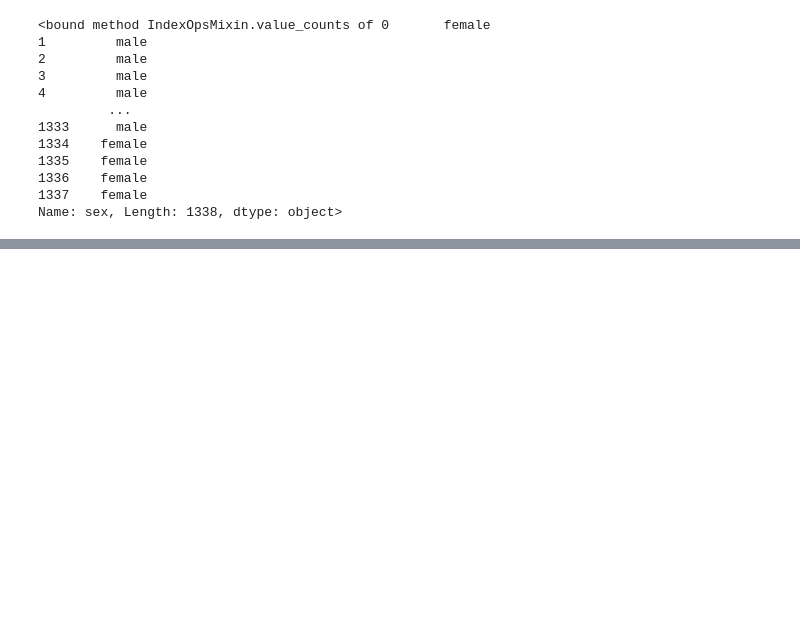
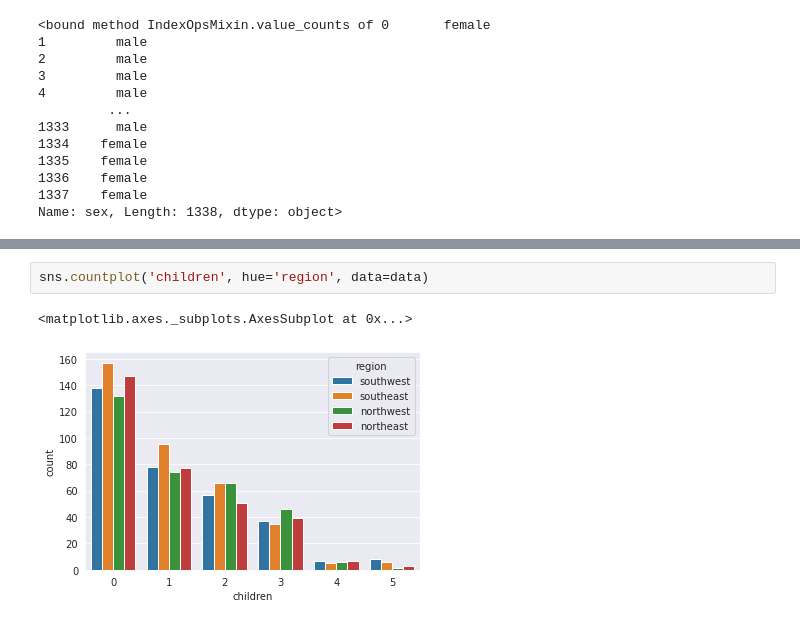
Before and after one commit to hannyham/Python-for-Data-Science, a Jupyter notebook: assignment.ipynb, the cells around one changed output, grey strips where cells are left out. Drawn from its saved outputs; the diff is of its cells as text; blank space fills up the shorter version.

```diff
--- a/assignment.ipynb
+++ b/assignment.ipynb
@@ -69,0 +191,5 @@ df.query("sex== ")
+# %%
+sns.countplot('children', hue='region', data=data)
+# %% [output]
+<matplotlib.axes._subplots.AxesSubplot at 0x...>
+[figure, added]
```
Also changed, not shown: parts of 13 cells of this notebook.
